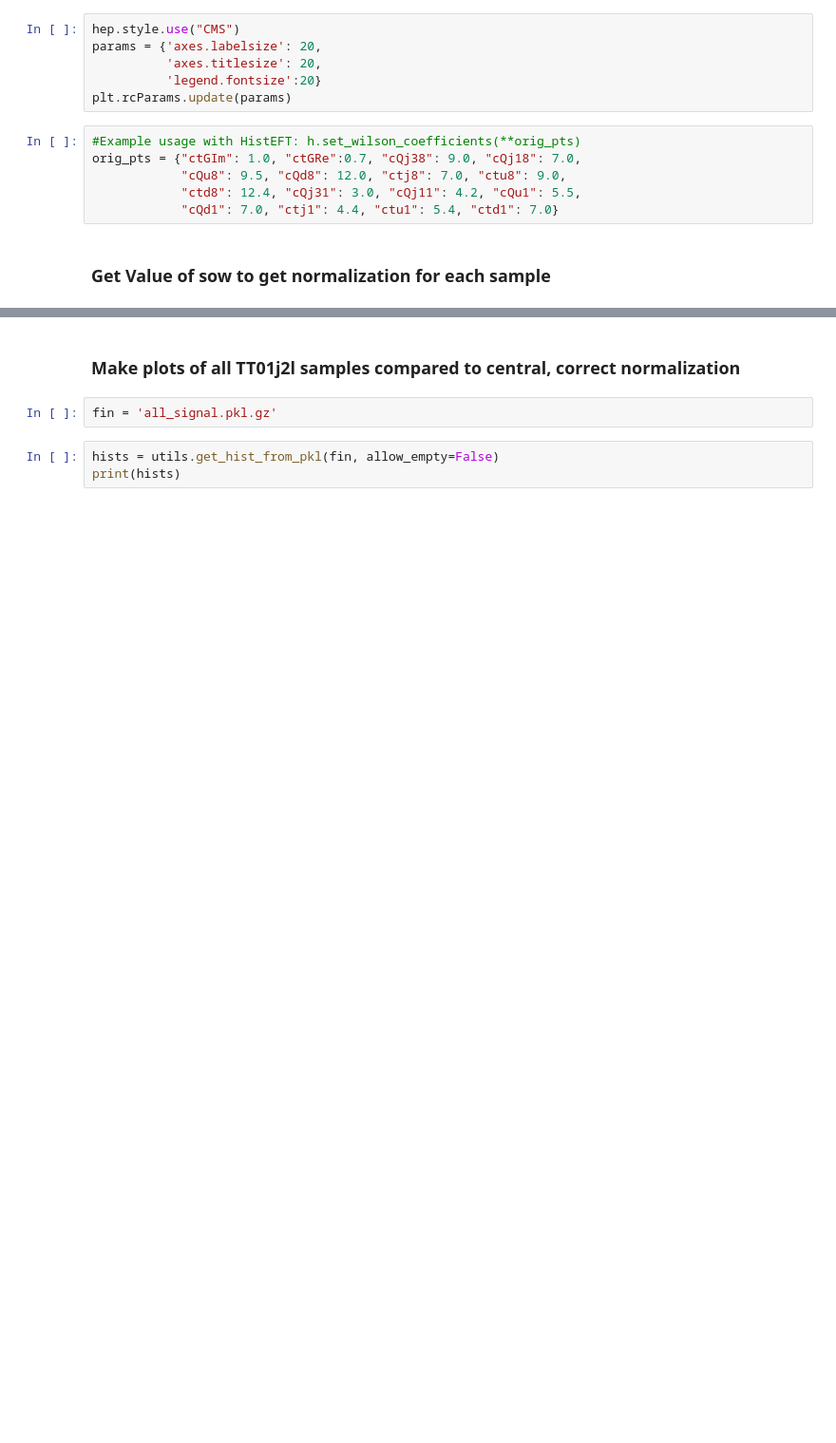
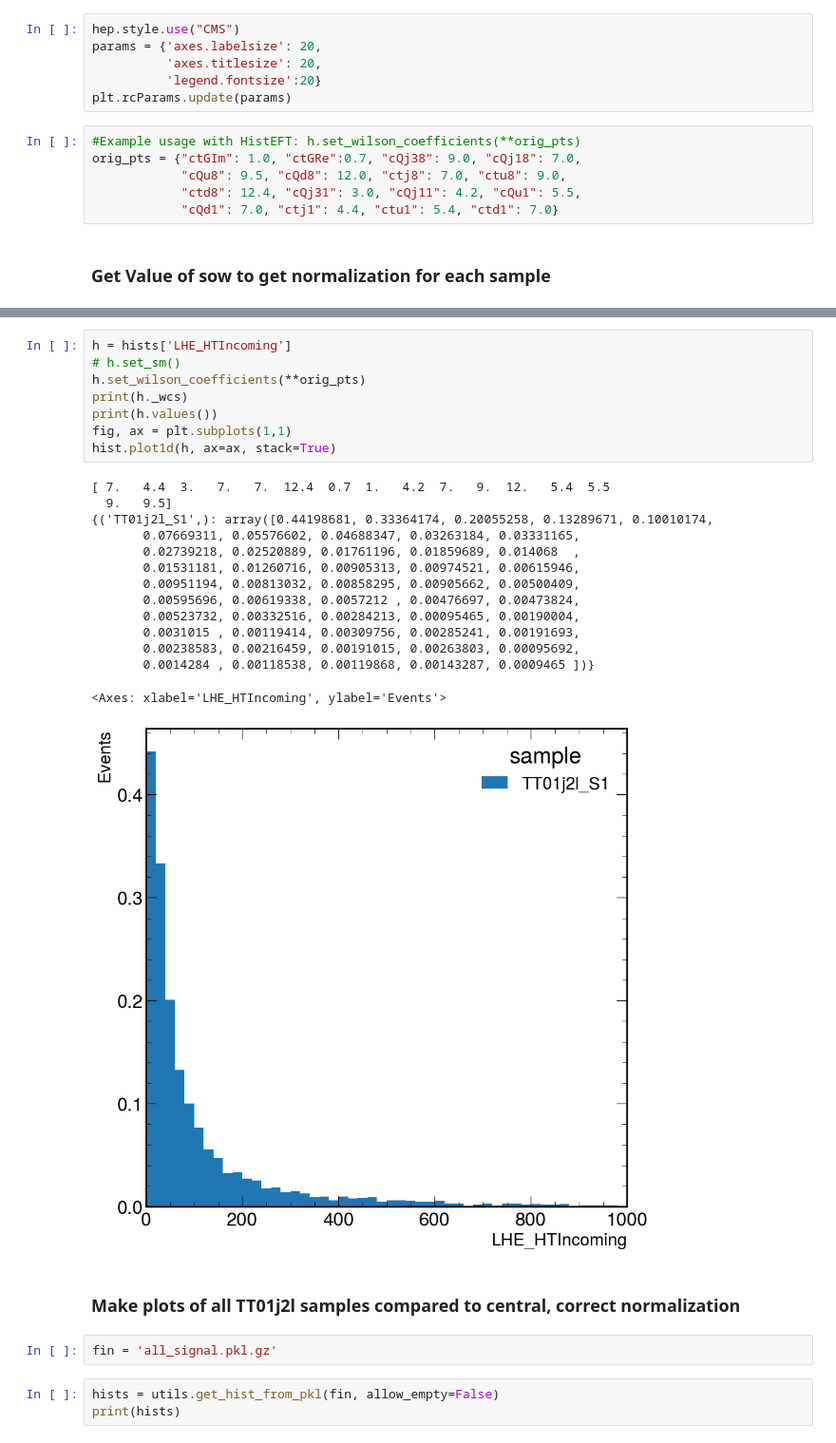
Before and after one commit to hannahbnelson/ttbarEFT, a Jupyter notebook: analysis/quick_plotter.ipynb, the cells around one changed output, grey strips where cells are left out. Shown: that part at 95% size. Cells and saved outputs as stored; diff of their text form; blank space fills up the shorter version.

```diff
--- a/analysis/quick_plotter.ipynb
+++ b/analysis/quick_plotter.ipynb
@@ -71,3 +92,26 @@ hist.plot1d(h, ax=ax, stack=False)
+# %%
+h = hists['LHE_HTIncoming']
+# h.set_sm()
+h.set_wilson_coefficients(**orig_pts)
+print(h._wcs)
+print(h.values())
+fig, ax = plt.subplots(1,1)
+hist.plot1d(h, ax=ax, stack=True)
+# %% [output]
+[ 7.   4.4  3.   7.   7.  12.4  0.7  1.   4.2  7.   9.  12.   5.4  5.5
+  9.   9.5]
+{('TT01j2l_S1',): array([0.44198681, 0.33364174, 0.20055258, 0.13289671, 0.10010174,
+       0.07669311, 0.05576602, 0.04688347, 0.03263184, 0.03331165,
+       0.02739218, 0.02520889, 0.01761196, 0.01859689, 0.014068  ,
+       0.01531181, 0.01260716, 0.00905313, 0.00974521, 0.00615946,
+       0.00951194, 0.00813032, 0.00858295, 0.00905662, 0.00500409,
+       0.00595696, 0.00619338, 0.0057212 , 0.00476697, 0.00473824,
+       0.00523732, 0.00332516, 0.00284213, 0.00095465, 0.00190004,
+       0.0031015 , 0.00119414, 0.00309756, 0.00285241, 0.00191693,
+       0.00238583, 0.00216459, 0.00191015, 0.00263803, 0.00095692,
+       0.0014284 , 0.00118538, 0.00119868, 0.00143287, 0.0009465 ])}
+<Axes: xlabel='LHE_HTIncoming', ylabel='Events'>
+[figure, added]
 # %% [markdown]
 ### Make plots of all TT01j2l samples compared to central, correct normalization
 # %%
```
Also changed, not shown: parts of 8 cells of this notebook, 2 other files.
